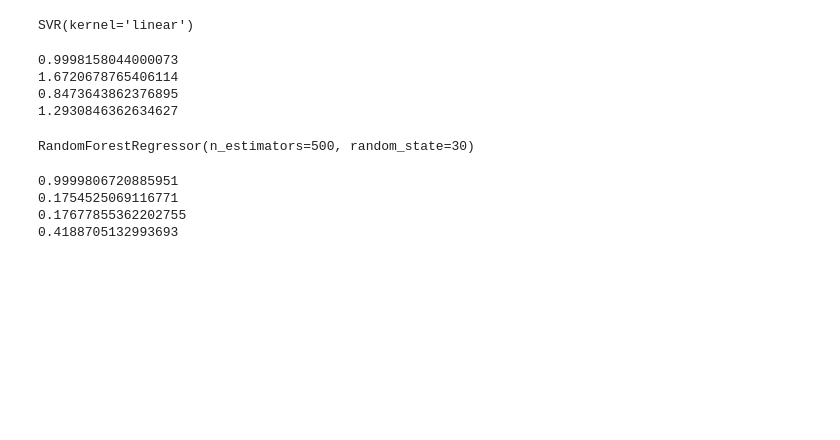
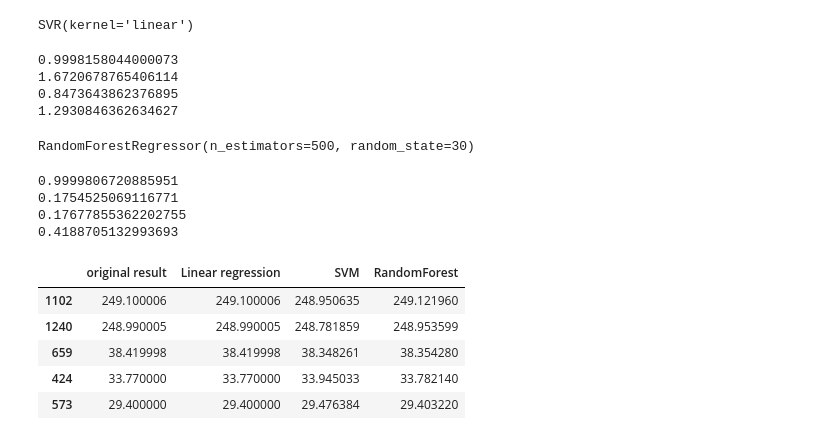
Before and after one commit to Pratyusha-Mukherjee/FSP-MachineLearning, a Jupyter notebook: day6/tesla_stock_price/tesla_stock_price_prediction.ipynb, the cells around one changed output. Drawn from its saved outputs; the diff is of its cells as text; code cells hidden in the pictures; blank space fills up the shorter version.

```diff
--- a/day6/tesla_stock_price/tesla_stock_price_prediction.ipynb
+++ b/day6/tesla_stock_price/tesla_stock_price_prediction.ipynb
@@ -188,0 +195,9 @@ print(rmse_rand)
+# %%
+model_results.head()
+# %% [output]
+|  | original result | Linear regression | SVM | RandomForest |
+| 1102 | 249.100006 | 249.100006 | 248.950635 | 249.121960 |
+| 1240 | 248.990005 | 248.990005 | 248.781859 | 248.953599 |
+| 659 | 38.419998 | 38.419998 | 38.348261 | 38.354280 |
+| 424 | 33.770000 | 33.770000 | 33.945033 | 33.782140 |
+| 573 | 29.400000 | 29.400000 | 29.476384 | 29.403220 |
```
Also changed, not shown: parts of 2 cells of this notebook.
